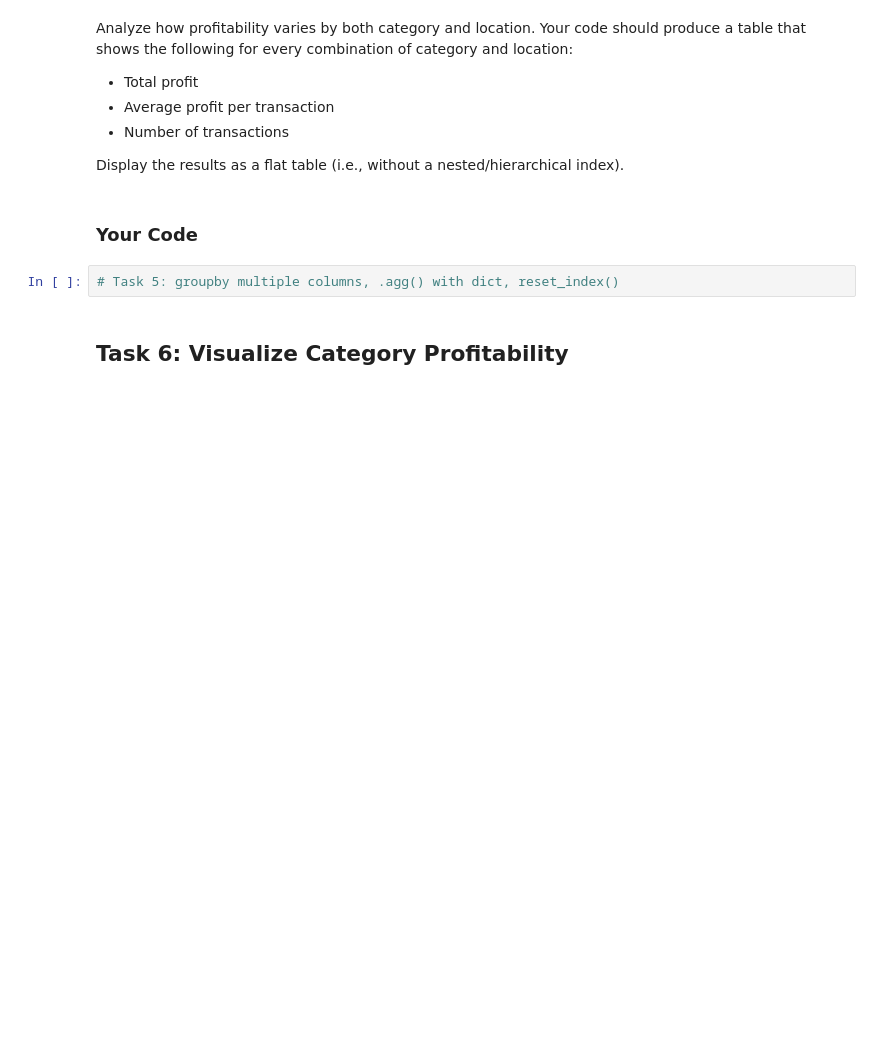
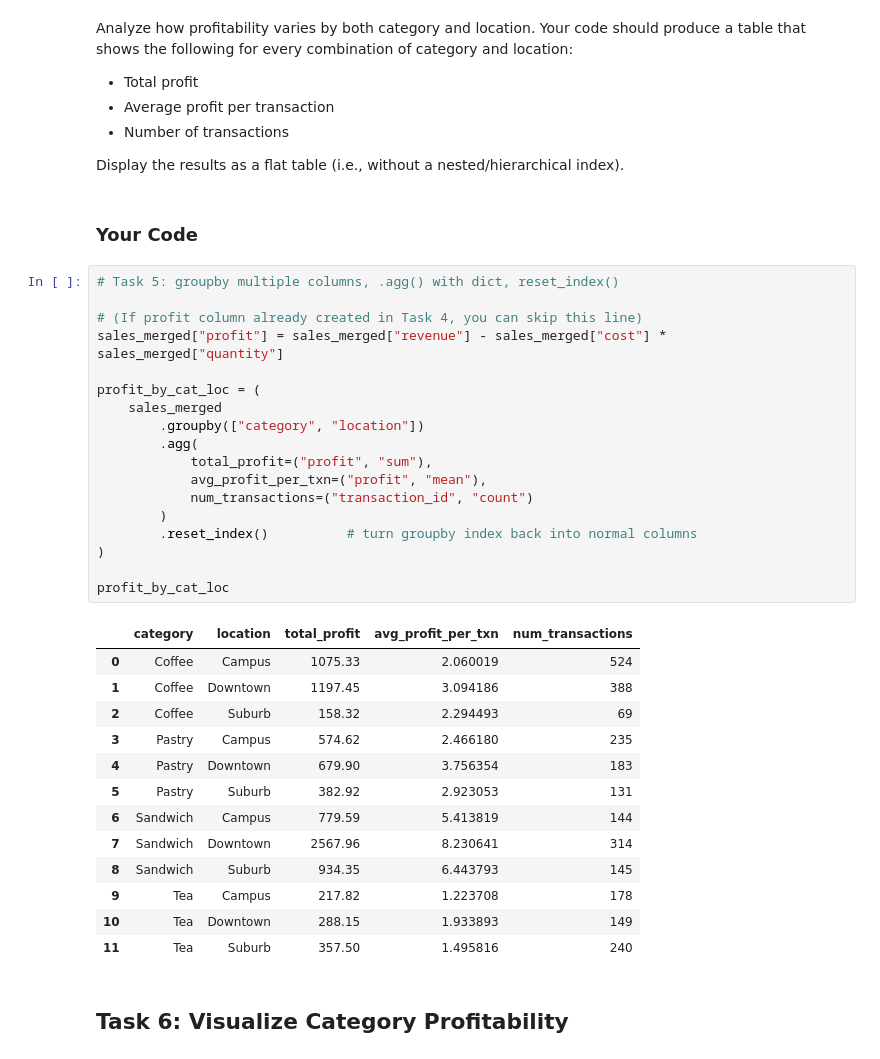
Before and after one commit to IsmailAuburn/py4eda, a Jupyter notebook: test2b/test_2b.ipynb, the cells around one changed output. Drawn from its saved outputs; the diff is of its cells as text; blank space fills up the shorter version.

```diff
--- a/test2b/test_2b.ipynb
+++ b/test2b/test_2b.ipynb
@@ -158,6 +255,36 @@ Display the results as a flat table (i.e., without a nested/hierarchical index).
 ### Your Code
 # %%
 # Task 5: groupby multiple columns, .agg() with dict, reset_index()
+
+# (If profit column already created in Task 4, you can skip this line)
+sales_merged["profit"] = sales_merged["revenue"] - sales_merged["cost"] * sales_merged["quantity"]
+
+profit_by_cat_loc = (
+    sales_merged
+        .groupby(["category", "location"])
+        .agg(
+            total_profit=("profit", "sum"),
+            avg_profit_per_txn=("profit", "mean"),
+            num_transactions=("transaction_id", "count")
+        )
+        .reset_index()          # turn groupby index back into normal columns
+)
+
+profit_by_cat_loc
+# %% [output]
+|  | category | location | total_profit | avg_profit_per_txn | num_transactions |
+| 0 | Coffee | Campus | 1075.33 | 2.060019 | 524 |
+| 1 | Coffee | Downtown | 1197.45 | 3.094186 | 388 |
+| 2 | Coffee | Suburb | 158.32 | 2.294493 | 69 |
+| 3 | Pastry | Campus | 574.62 | 2.466180 | 235 |
+| 4 | Pastry | Downtown | 679.90 | 3.756354 | 183 |
+| 5 | Pastry | Suburb | 382.92 | 2.923053 | 131 |
+| 6 | Sandwich | Campus | 779.59 | 5.413819 | 144 |
+| 7 | Sandwich | Downtown | 2567.96 | 8.230641 | 314 |
+| 8 | Sandwich | Suburb | 934.35 | 6.443793 | 145 |
+| 9 | Tea | Campus | 217.82 | 1.223708 | 178 |
+| 10 | Tea | Downtown | 288.15 | 1.933893 | 149 |
+| 11 | Tea | Suburb | 357.50 | 1.495816 | 240 |
 # %% [markdown]
 ## Task 6: Visualize Category Profitability
 # %% [markdown]
```
Also changed, not shown: parts of 13 cells of this notebook.
